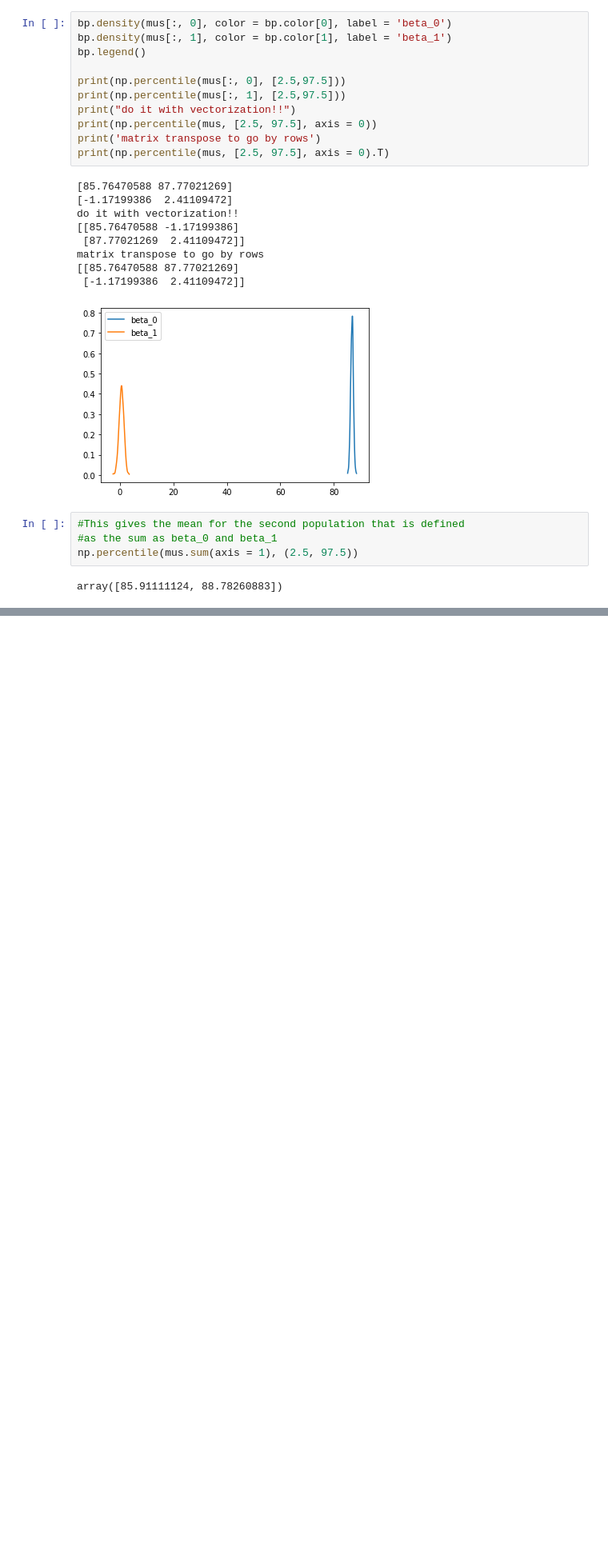
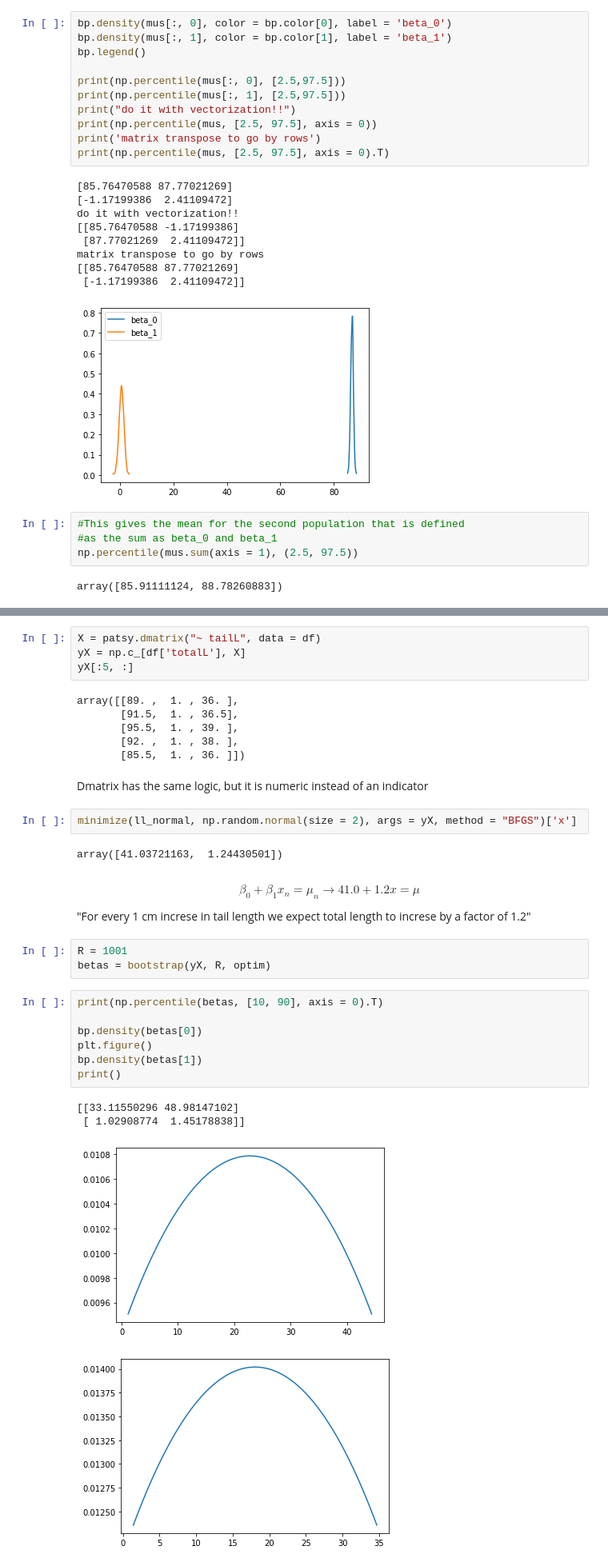
Before and after one commit to josephmlev/levine_j_math_314, a Jupyter notebook: notes/Class_notes_9.23-.ipynb, the cells around one changed output, grey strips where cells are left out. Shown: that part at 80% size. Cells and saved outputs as stored; diff of their text form; blank space fills up the shorter version.

```diff
--- a/notes/Class_notes_9.23-.ipynb
+++ b/notes/Class_notes_9.23-.ipynb
@@ -1086,0 +1147,34 @@ array([85.91111124, 88.78260883])
+# %%
+X = patsy.dmatrix("~ tailL", data = df)
+yX = np.c_[df['totalL'], X]
+yX[:5, :]
+# %% [output]
+array([[89. ,  1. , 36. ],
+       [91.5,  1. , 36.5],
+       [95.5,  1. , 39. ],
+       [92. ,  1. , 38. ],
+       [85.5,  1. , 36. ]])
+# %% [markdown]
+Dmatrix has the same logic, but it is numeric instead of an indicator
+# %%
+minimize(ll_normal, np.random.normal(size = 2), args = yX, method = "BFGS")['x']
+# %% [output]
+array([41.03721163,  1.24430501])
+# %% [markdown]
+$$\beta_0 + \beta_1 x_n = \mu_n \rightarrow 41.0 + 1.2 x = \mu$$
+"For every 1 cm increse in tail length we expect total length to increse by a factor of 1.2"
+# %%
+R = 1001
+betas = bootstrap(yX, R, optim)
+# %%
+print(np.percentile(betas, [10, 90], axis = 0).T)
+
+bp.density(betas[0])
+plt.figure()
+bp.density(betas[1])
+print()
+# %% [output]
+[[33.11550296 48.98147102]
+ [ 1.02908774  1.45178838]]
+[figure, added]
+[figure, added]
```
Also changed, not shown: parts of 6 cells of this notebook.
